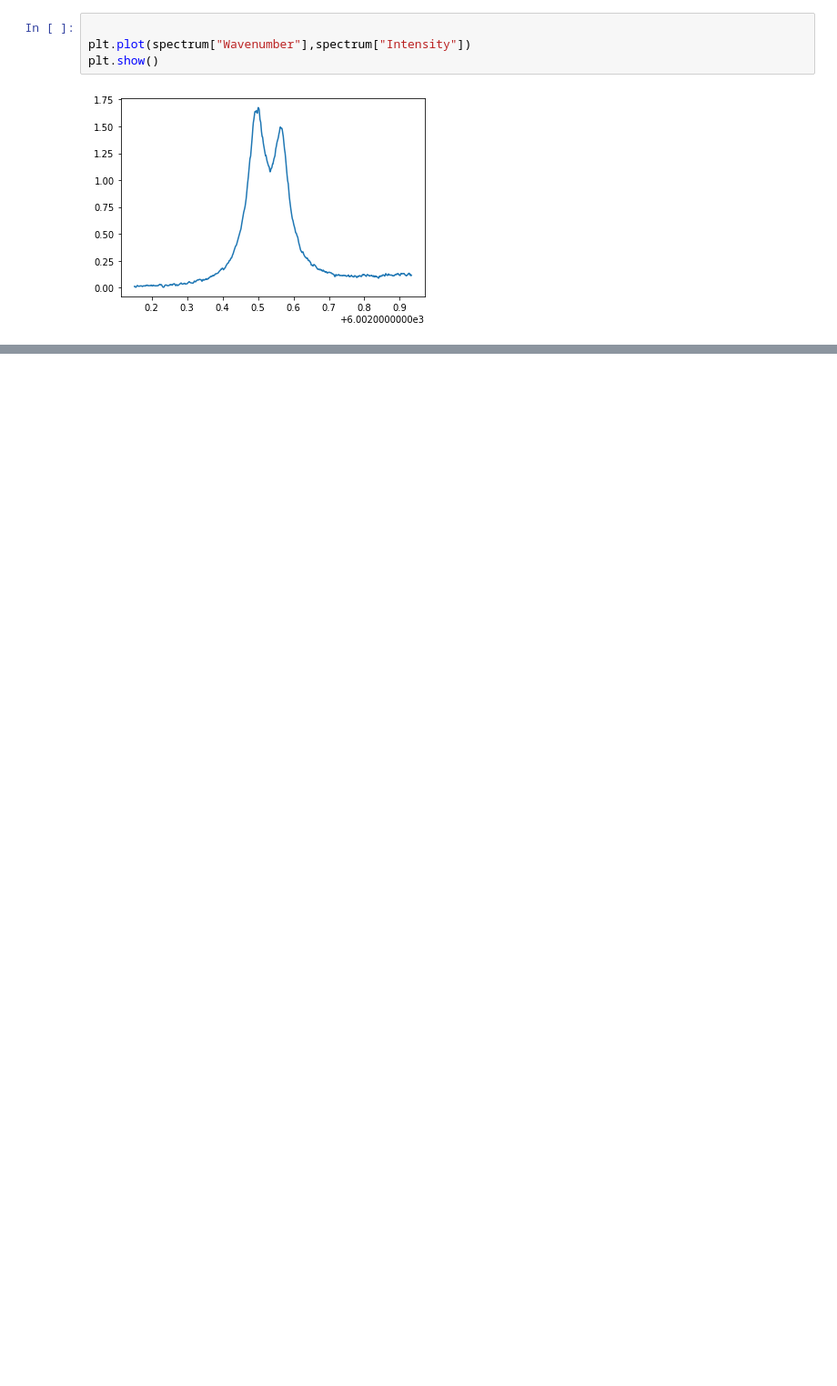
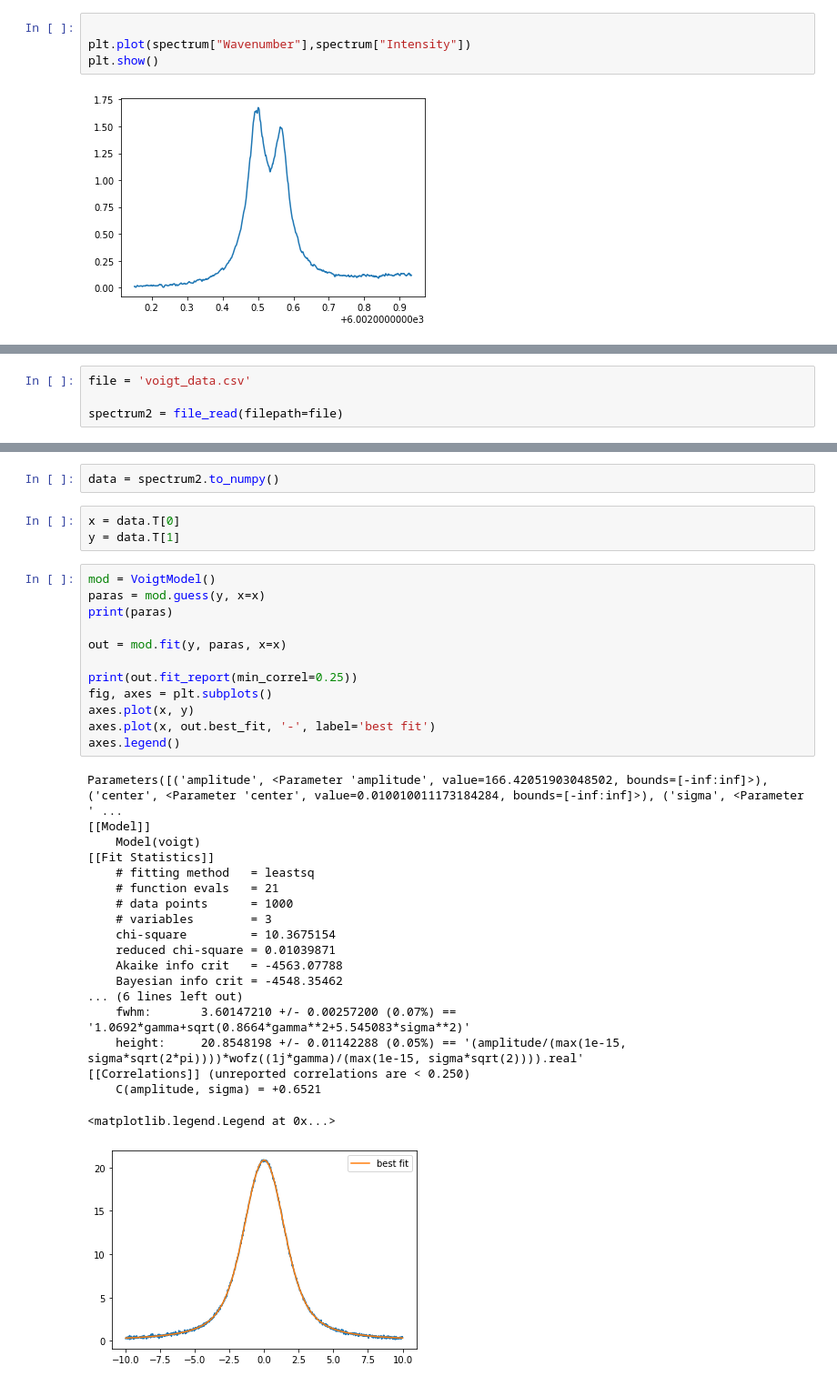
Before and after one commit to ben-sappey/code-astro-group12, a Jupyter notebook: test.ipynb, the cells around one changed output, grey strips where cells are left out. Shown at 91% size. Cells and saved outputs as stored; diff of their text form; blank space fills up the shorter version.

```diff
--- a/test.ipynb
+++ b/test.ipynb
@@ -140,0 +145,4 @@ plt.show()
+# %%
+file = 'voigt_data.csv'
+
+spectrum2 = file_read(filepath=file)
@@ -140,0 +165,37 @@ plt.show()
+# %%
+data = spectrum2.to_numpy()
+# %%
+x = data.T[0]
+y = data.T[1]
+# %%
+mod = VoigtModel()
+paras = mod.guess(y, x=x)
+print(paras)
+
+out = mod.fit(y, paras, x=x)
+
+print(out.fit_report(min_correl=0.25))
+fig, axes = plt.subplots()
+axes.plot(x, y)
+axes.plot(x, out.best_fit, '-', label='best fit')
+axes.legend()
+# %% [output]
+Parameters([('amplitude', <Parameter 'amplitude', value=166.42051903048502, bounds=[-inf:inf]>), ('center', <Parameter 'center', value=0.010010011173184284, bounds=[-inf:inf]>), ('sigma', <Parameter ' ...
+[[Model]]
+    Model(voigt)
+[[Fit Statistics]]
+    # fitting method   = leastsq
+    # function evals   = 21
+    # data points      = 1000
+    # variables        = 3
+    chi-square         = 10.3675154
+    reduced chi-square = 0.01039871
+    Akaike info crit   = -4563.07788
+    Bayesian info crit = -4548.35462
+... (6 lines left out)
+    fwhm:       3.60147210 +/- 0.00257200 (0.07%) == '1.0692*gamma+sqrt(0.8664*gamma**2+5.545083*sigma**2)'
+    height:     20.8548198 +/- 0.01142288 (0.05%) == '(amplitude/(max(1e-15, sigma*sqrt(2*pi))))*wofz((1j*gamma)/(max(1e-15, sigma*sqrt(2)))).real'
+[[Correlations]] (unreported correlations are < 0.250)
+    C(amplitude, sigma) = +0.6521
+<matplotlib.legend.Legend at 0x...>
+[figure, added]
```
Also changed, not shown: parts of 6 cells of this notebook, 4 other files.
